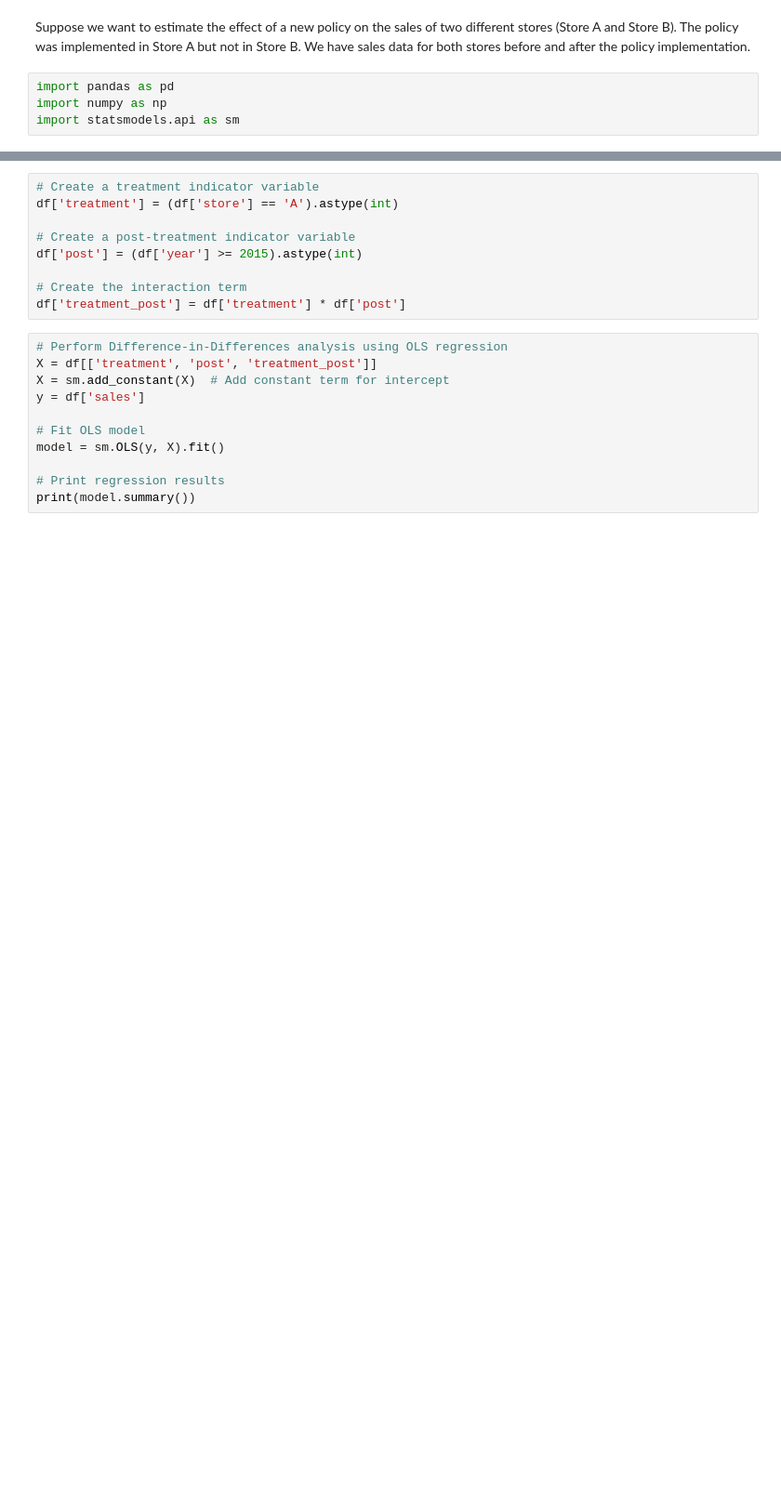
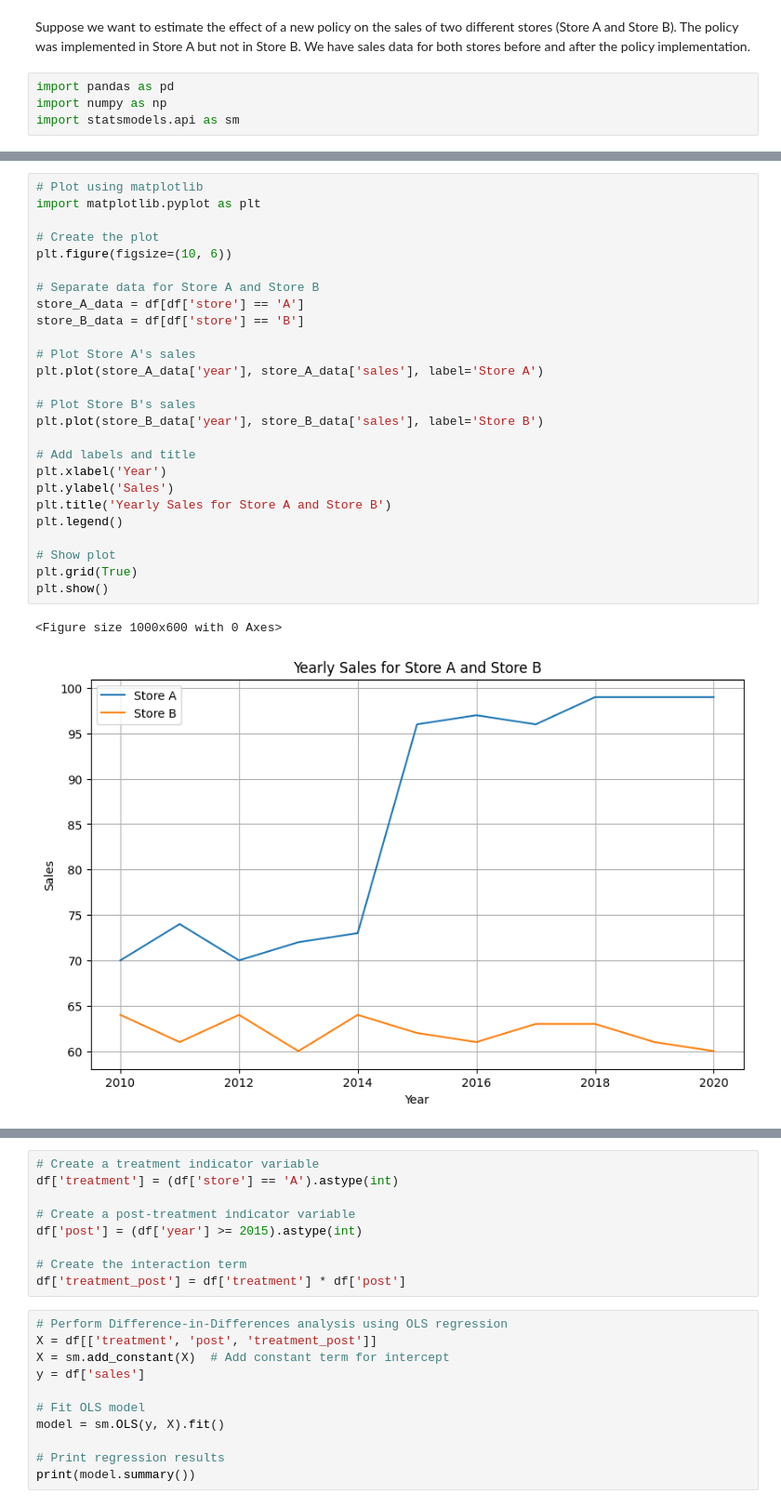
Before and after one commit to chaix026/Causal-Inference-DiD, a Jupyter notebook: 01_DiD simple example.ipynb, the cells around one changed output, grey strips where cells are left out. Shown: that part at 93% size. Drawn from its saved outputs; the diff is of its cells as text; blank space fills up the shorter version.

```diff
--- a/01_DiD simple example.ipynb
+++ b/01_DiD simple example.ipynb
@@ -21,4 +21,33 @@ data = {
     'sales': np.concatenate([store_A_sales_1, store_A_sales_2, store_B_sales])
 }
 df = pd.DataFrame(data)
+# %%
+# Plot using matplotlib
+import matplotlib.pyplot as plt
+
+# Create the plot
+plt.figure(figsize=(10, 6))
+
+# Separate data for Store A and Store B
+store_A_data = df[df['store'] == 'A']
+store_B_data = df[df['store'] == 'B']
+
+# Plot Store A's sales
+plt.plot(store_A_data['year'], store_A_data['sales'], label='Store A')
+
+# Plot Store B's sales
+plt.plot(store_B_data['year'], store_B_data['sales'], label='Store B')
+
+# Add labels and title
+plt.xlabel('Year')
+plt.ylabel('Sales')
+plt.title('Yearly Sales for Store A and Store B')
+plt.legend()
+
+# Show plot
+plt.grid(True)
+plt.show()
+# %% [output]
+<Figure size 1000x600 with 0 Axes>
+[figure, added]
 # %%
```
Also changed, not shown: parts of 4 cells of this notebook.
